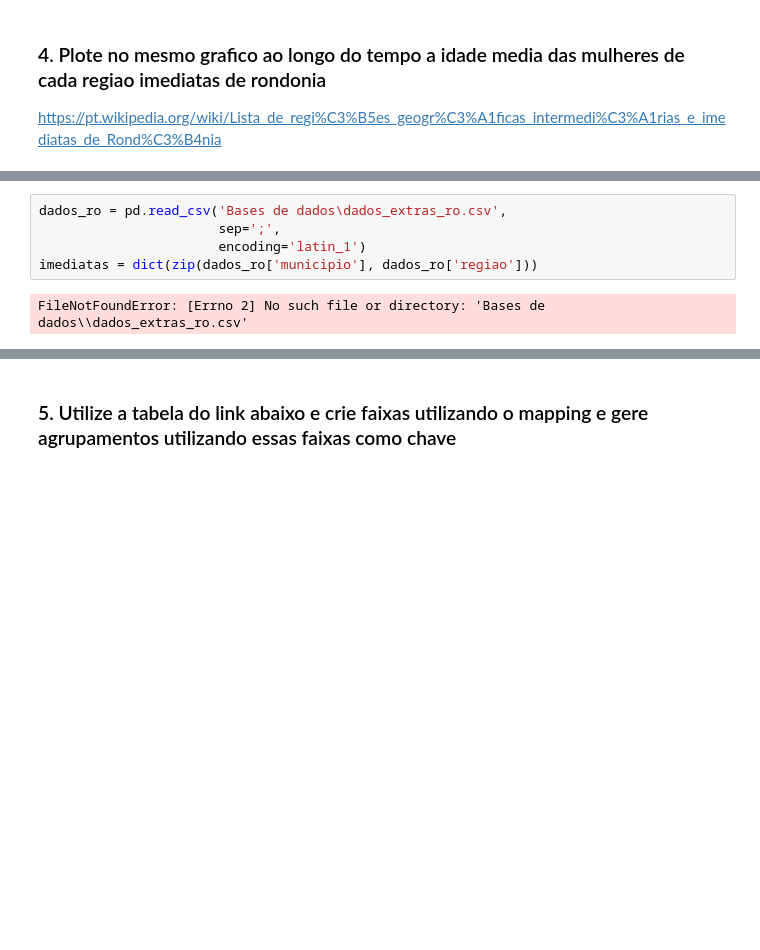
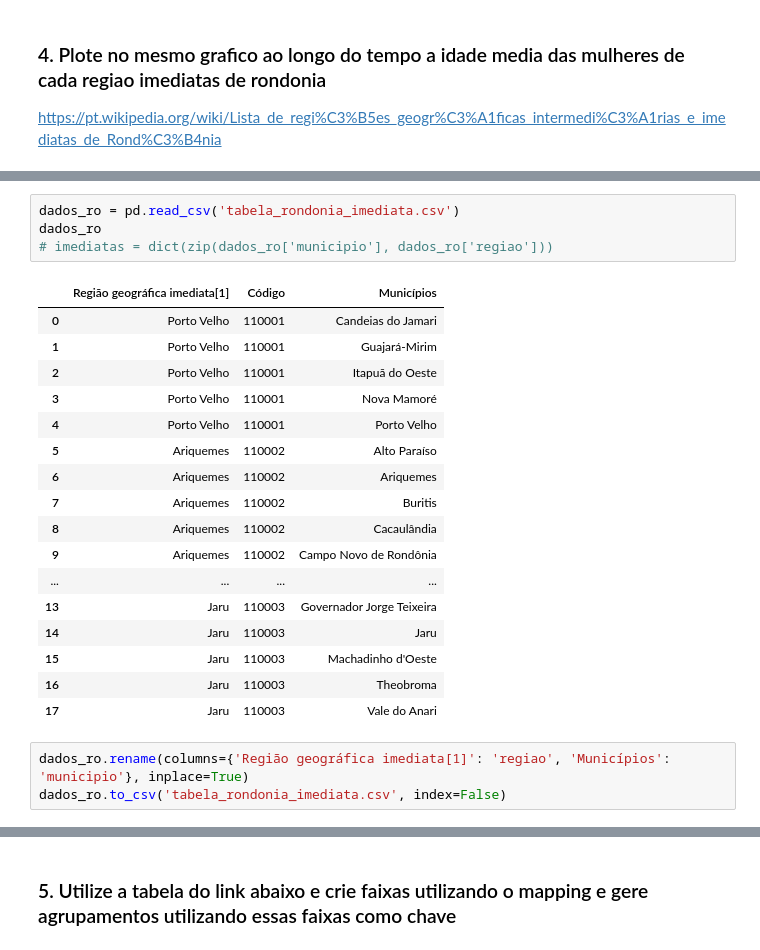
Before and after one commit to giveuperror/modulo9_2, a Jupyter notebook: Mod9Tarefa2.ipynb, the cells around one changed output, grey strips where cells are left out. Cells and saved outputs as stored; diff of their text form; blank space fills up the shorter version.

```diff
--- a/Mod9Tarefa2.ipynb
+++ b/Mod9Tarefa2.ipynb
@@ -215,7 +253,25 @@ https://pt.wikipedia.org/wiki/Lista_de_regi%C3%B5es_geogr%C3%A1ficas_intermedi%C
 # %%
-dados_ro = pd.read_csv('Bases de dados\dados_extras_ro.csv',
-                       sep=';',
-                       encoding='latin_1')
-imediatas = dict(zip(dados_ro['municipio'], dados_ro['regiao']))
+dados_ro = pd.read_csv('tabela_rondonia_imediata.csv')
+dados_ro
+# imediatas = dict(zip(dados_ro['municipio'], dados_ro['regiao']))
 # %% [output]
-FileNotFoundError: [Errno 2] No such file or directory: 'Bases de dados\\dados_extras_ro.csv'
+|  | Região geográfica imediata[1] | Código | Municípios |
+| 0 | Porto Velho | 110001 | Candeias do Jamari |
+| 1 | Porto Velho | 110001 | Guajará-Mirim |
+| 2 | Porto Velho | 110001 | Itapuã do Oeste |
+| 3 | Porto Velho | 110001 | Nova Mamoré |
+| 4 | Porto Velho | 110001 | Porto Velho |
+| 5 | Ariquemes | 110002 | Alto Paraíso |
+| 6 | Ariquemes | 110002 | Ariquemes |
+| 7 | Ariquemes | 110002 | Buritis |
+| 8 | Ariquemes | 110002 | Cacaulândia |
+| 9 | Ariquemes | 110002 | Campo Novo de Rondônia |
+| ... | ... | ... | ... |
+| 13 | Jaru | 110003 | Governador Jorge Teixeira |
+| 14 | Jaru | 110003 | Jaru |
+| 15 | Jaru | 110003 | Machadinho d'Oeste |
+| 16 | Jaru | 110003 | Theobroma |
+| 17 | Jaru | 110003 | Vale do Anari |
+# %%
+dados_ro.rename(columns={'Região geográfica imediata[1]': 'regiao', 'Municípios': 'municipio'}, inplace=True)
+dados_ro.to_csv('tabela_rondonia_imediata.csv', index=False)
```
Also changed, not shown: parts of 12 cells of this notebook, 2 other files.
